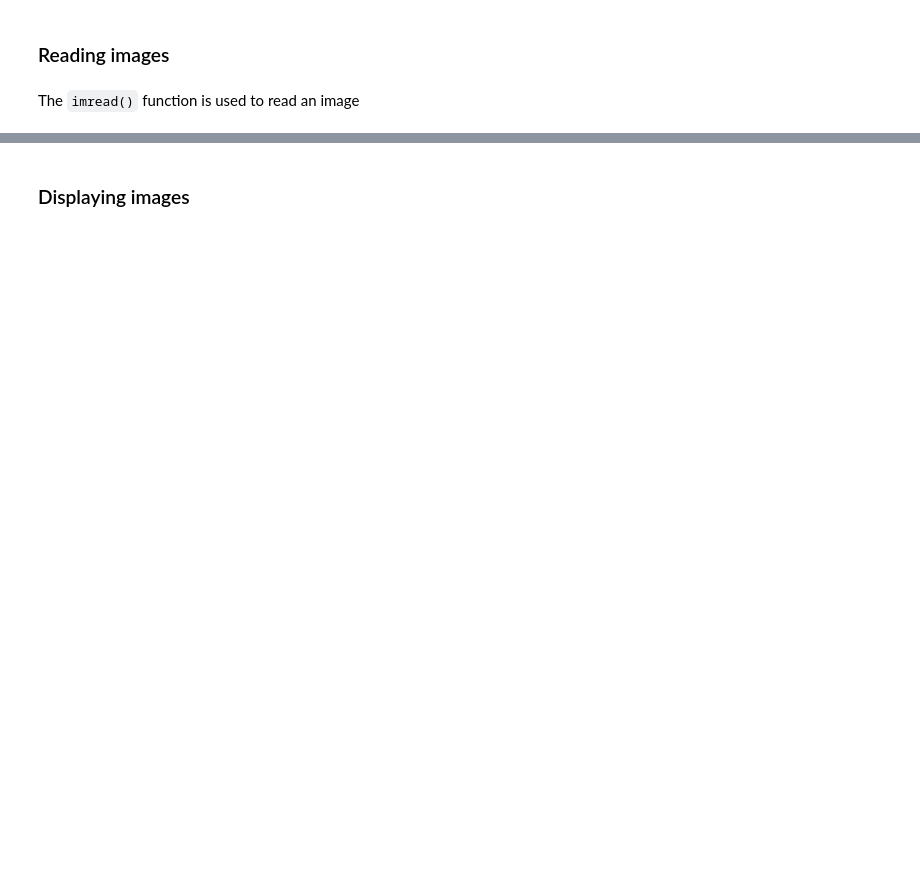
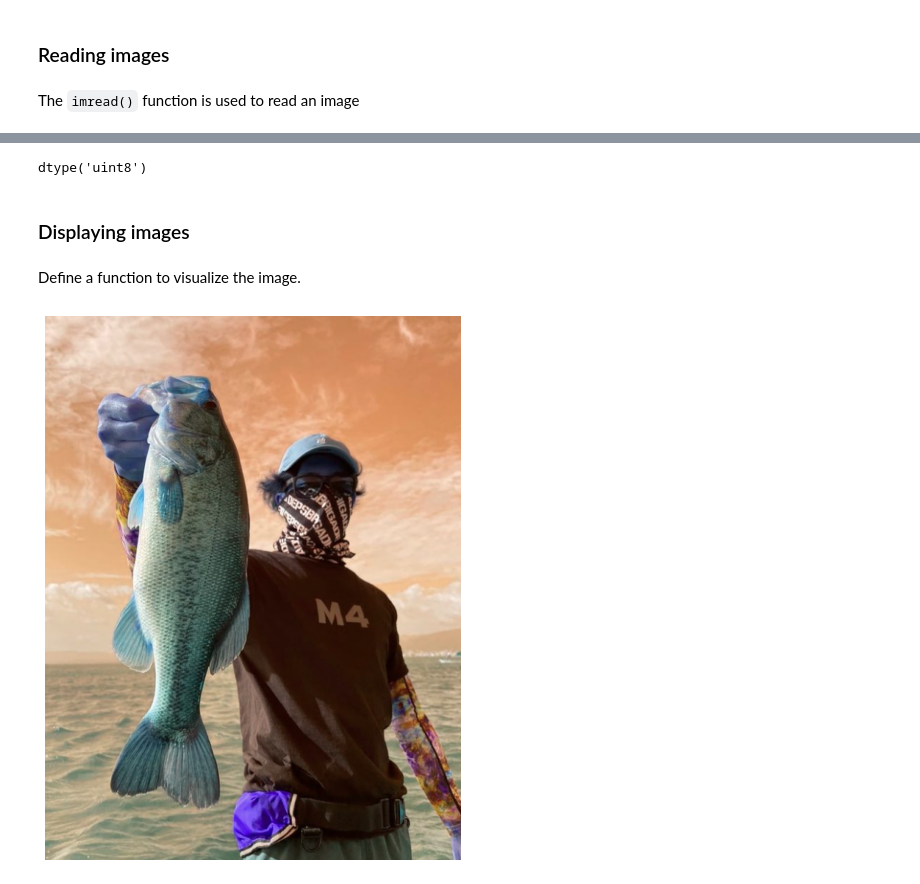
Before and after one commit to fishsizeproject/Course-MLforImageProcessing, a Jupyter notebook: 3-intro-practice.ipynb, the cells around one changed output, grey strips where cells are left out. Saved outputs shown, nothing was run; the diff lists cells and outputs as text; code cells hidden in the pictures; blank space fills up the shorter version.

Commit message:
update intro practice NB

```diff
--- a/3-intro-practice.ipynb
+++ b/3-intro-practice.ipynb
@@ -33,0 +63,2 @@ img = cv2.imread('img.jpg')
+# %%
+img = cv2.imread('./Course-MLforImageProcessing/images/3-intro-practice/195.PNG')
@@ -33,0 +74,4 @@ img = cv2.imread('img.jpg')
+# %%
+img.dtype
+# %% [output]
+dtype('uint8')
@@ -34,2 +80,16 @@ img = cv2.imread('img.jpg')
 # %% [markdown]
 ### Displaying images
+# %% [markdown]
+Define a function to visualize the image.
+# %%
+from matplotlib import pyplot as plt
+
+def visualize(image):
+    plt.figure(figsize=(10, 10))
+    plt.axis('off')
+    plt.imshow(image)
+    plt.show()
+# %%
+visualize(img)
+# %% [output]
+[figure, added]
```
Also changed, not shown: parts of 20 cells of this notebook.
